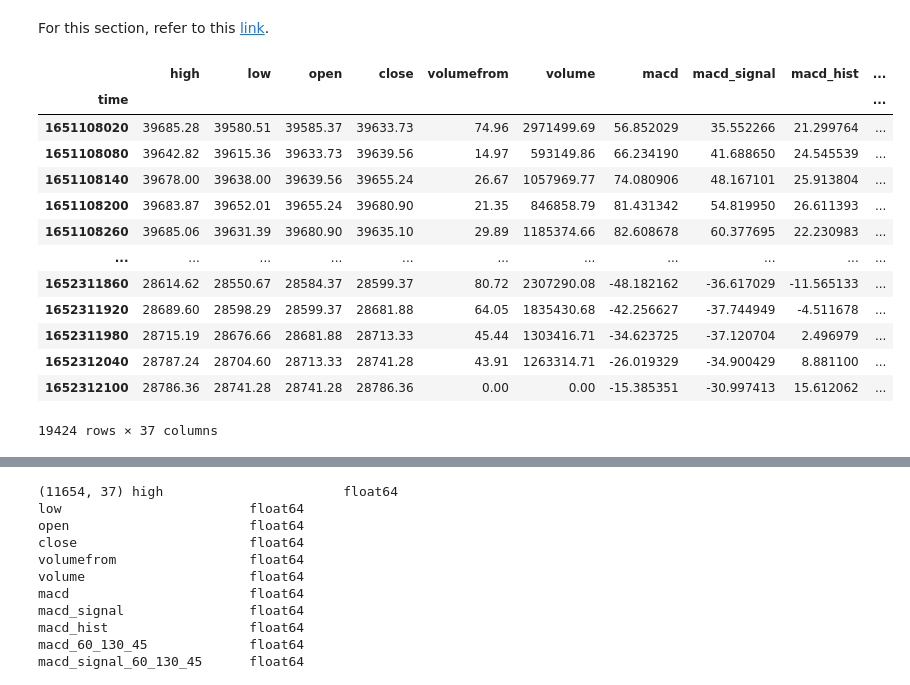
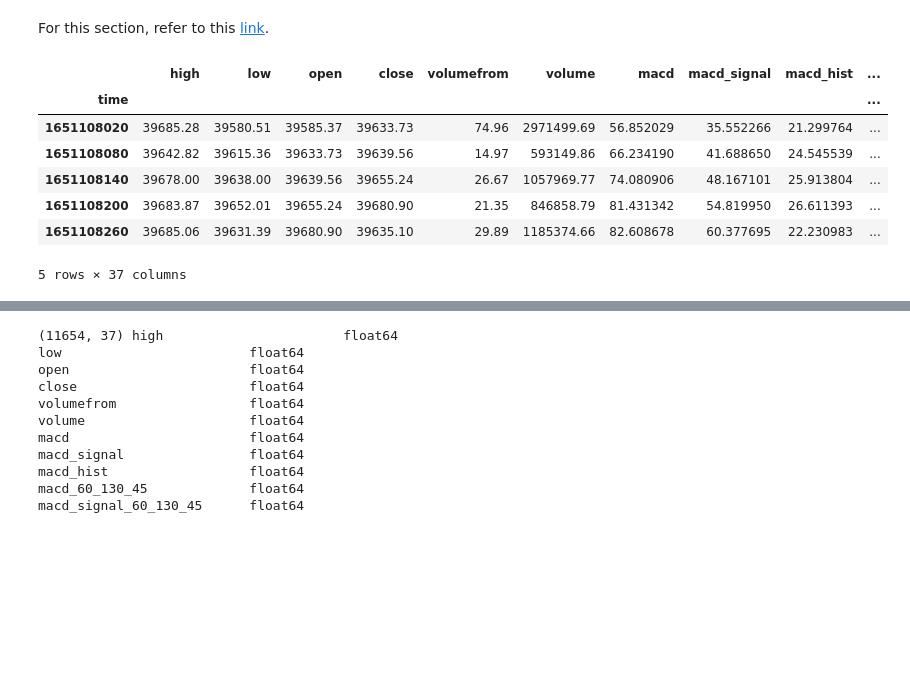
Before and after one commit to mrjaytv/cryptolord, a Jupyter notebook: LstmMain.ipynb, the cells around one changed output, grey strips where cells are left out. Drawn from its saved outputs; the diff is of its cells as text; code cells hidden in the pictures; blank space fills up the shorter version.

Commit message:
All documents are working

```diff
--- a/LstmMain.ipynb
+++ b/LstmMain.ipynb
@@ -49,3 +45,5 @@ cursor = db.cryptocompares.find(
+# %%
+cursor = db.cryptoindicators.find()
 # %%
 print(cursor)
 # %% [output]
@@ -53,4 +51,7 @@ print(cursor)
 # %%
 data = []
 for document in cursor:
-    data += document['data']
+    data += [document]
+# %%
+df = pd.DataFrame(data)
+df.head()
@@ -63,22 +70,22 @@ prices1hDF = df
+# %%
+df.drop(columns=['_id','min', 'max', 'is_max', 'is_min', 'is_extreme', 'extreme_type', 'next_max',
+        'last_max', 'next_min', 'last_min', 'nearest_max', 'nearest_min', 'coin'], inplace=True)
 # %%
-prices1hDF.drop(columns=['date'], inplace=True)
-prices1hDF.set_index('time',inplace=True)
-prices1hDF.dropna()
+df.drop(columns=['date'], inplace=True)
+df.set_index('time',inplace=True)
+nonnumeric_cols = df.select_dtypes(exclude='number')
+df.drop(nonnumeric_cols, axis=1, inplace=True)
+df.dropna()
+df.head()
 # %% [output]
 |  | high | low | open | close | volumefrom | volume | macd | macd_signal | macd_hist | ... |
 | time |  |  |  |  |  |  |  |  |  | ... |
 | 1651108020 | 39685.28 | 39580.51 | 39585.37 | 39633.73 | 74.96 | 2971499.69 | 56.852029 | 35.552266 | 21.299764 | ... |
 | 1651108080 | 39642.82 | 39615.36 | 39633.73 | 39639.56 | 14.97 | 593149.86 | 66.234190 | 41.688650 | 24.545539 | ... |
 | 1651108140 | 39678.00 | 39638.00 | 39639.56 | 39655.24 | 26.67 | 1057969.77 | 74.080906 | 48.167101 | 25.913804 | ... |
 | 1651108200 | 39683.87 | 39652.01 | 39655.24 | 39680.90 | 21.35 | 846858.79 | 81.431342 | 54.819950 | 26.611393 | ... |
 | 1651108260 | 39685.06 | 39631.39 | 39680.90 | 39635.10 | 29.89 | 1185374.66 | 82.608678 | 60.377695 | 22.230983 | ... |
-| ... | ... | ... | ... | ... | ... | ... | ... | ... | ... | ... |
-| 1652311860 | 28614.62 | 28550.67 | 28584.37 | 28599.37 | 80.72 | 2307290.08 | -48.182162 | -36.617029 | -11.565133 | ... |
-| 1652311920 | 28689.60 | 28598.29 | 28599.37 | 28681.88 | 64.05 | 1835430.68 | -42.256627 | -37.744949 | -4.511678 | ... |
-| 1652311980 | 28715.19 | 28676.66 | 28681.88 | 28713.33 | 45.44 | 1303416.71 | -34.623725 | -37.120704 | 2.496979 | ... |
-| 1652312040 | 28787.24 | 28704.60 | 28713.33 | 28741.28 | 43.91 | 1263314.71 | -26.019329 | -34.900429 | 8.881100 | ... |
-| 1652312100 | 28786.36 | 28741.28 | 28741.28 | 28786.36 | 0.00 | 0.00 | -15.385351 | -30.997413 | 15.612062 | ... |
-19424 rows × 37 columns
+5 rows × 37 columns
 # %%
 import math
 
```
Also changed, not shown: parts of 15 cells of this notebook, 2 other files.
